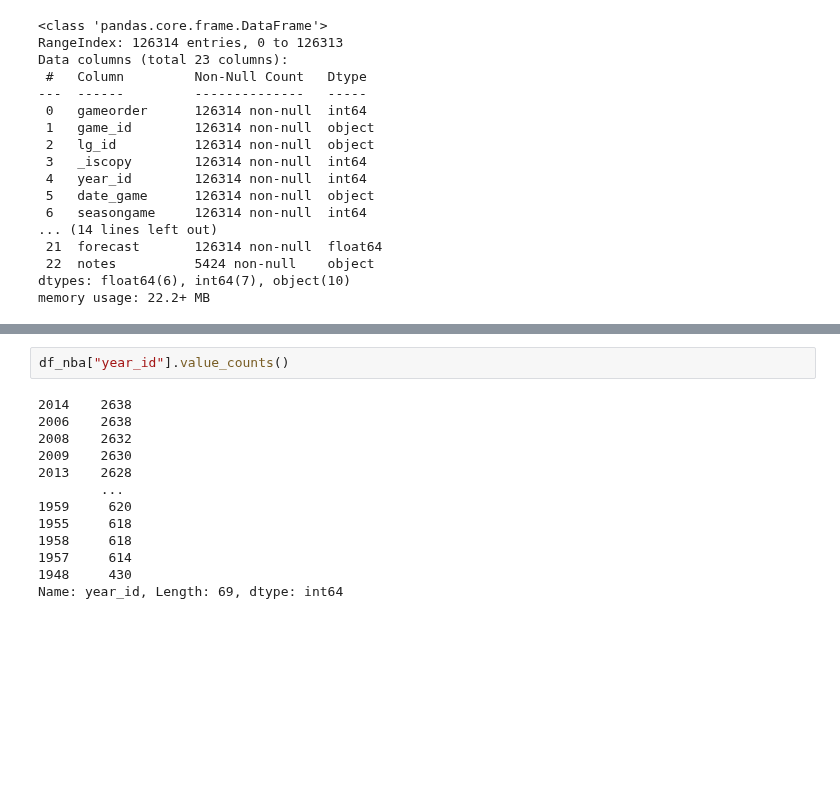
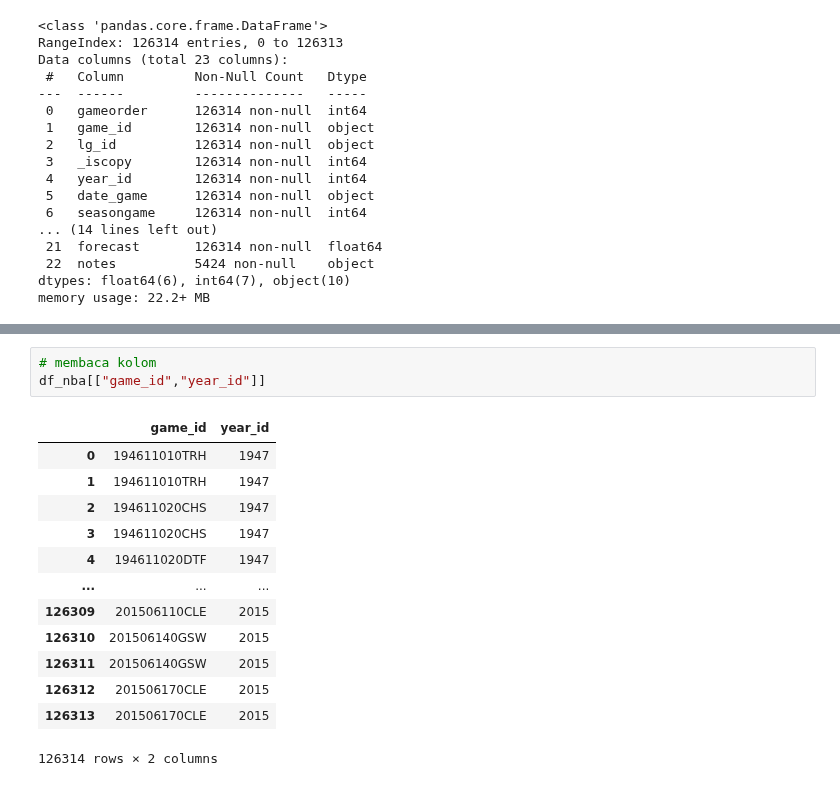
Before and after one commit to layliry/latihanlayli, a Jupyter notebook: 05 pandas.ipynb, the cells around one changed output, grey strips where cells are left out. Saved outputs shown, nothing was run; the diff lists cells and outputs as text; blank space fills up the shorter version.

```diff
--- a/05 pandas.ipynb
+++ b/05 pandas.ipynb
@@ -80,18 +80,20 @@ df_nba.describe()
 | 50% | 31579.000000 | 0.500000 | 1990.000000 | 43.000000 | 0.000000 | 103.000000 | 1500.945550 | 1500.954400 | 42.113357 | 103.000000 | ... |
 | 75% | 47368.000000 | 1.000000 | 2003.000000 | 65.000000 | 0.000000 | 112.000000 | 1576.060000 | 1576.291625 | 49.635328 | 112.000000 | ... |
 | max | 63157.000000 | 1.000000 | 2015.000000 | 108.000000 | 1.000000 | 186.000000 | 1853.104500 | 1853.104500 | 71.112038 | 186.000000 | ... |
-# %%
-df_nba["year_id"].value_counts()
-# %% [output]
-2014    2638
-2006    2638
-2008    2632
-2009    2630
-2013    2628
-        ...
-1959     620
-1955     618
-1958     618
-1957     614
-1948     430
-Name: year_id, Length: 69, dtype: int64
+# %%
+# membaca kolom
+df_nba[["game_id","year_id"]]
+# %% [output]
+|  | game_id | year_id |
+| 0 | 194611010TRH | 1947 |
+| 1 | 194611010TRH | 1947 |
+| 2 | 194611020CHS | 1947 |
+| 3 | 194611020CHS | 1947 |
+| 4 | 194611020DTF | 1947 |
+| ... | ... | ... |
+| 126309 | 201506110CLE | 2015 |
+| 126310 | 201506140GSW | 2015 |
+| 126311 | 201506140GSW | 2015 |
+| 126312 | 201506170CLE | 2015 |
+| 126313 | 201506170CLE | 2015 |
+126314 rows × 2 columns
```
Also changed, not shown: parts of 4 cells of this notebook.
